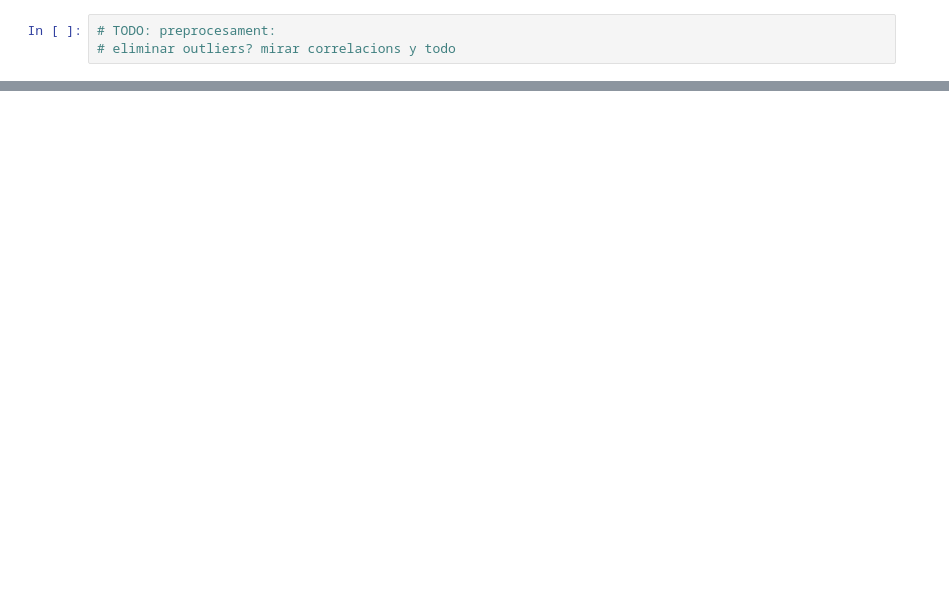
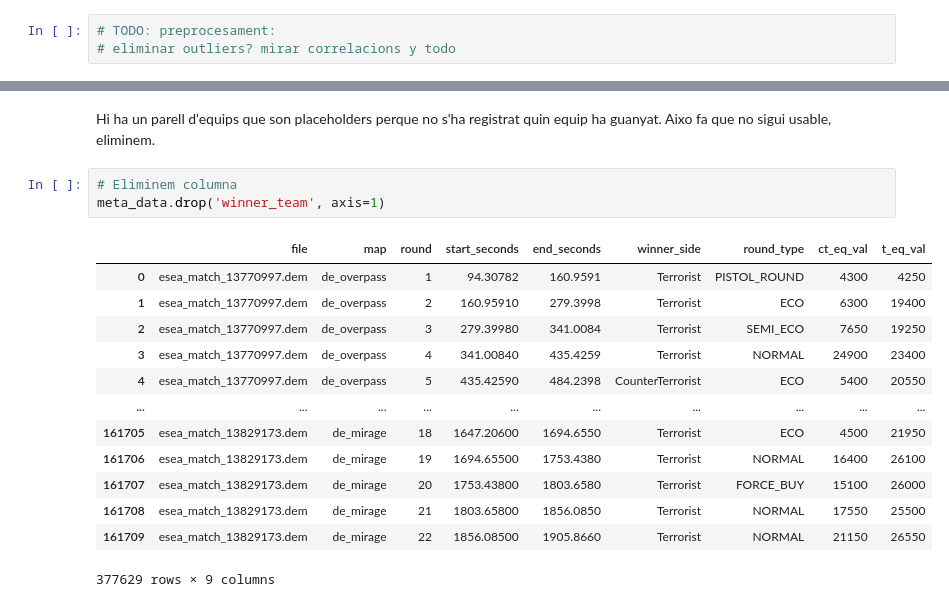
Before and after one commit to sergidiazlopez/APC-Kaggle-CSGO, a Jupyter notebook: cas-kaggle.ipynb, the cells around one changed output, grey strips where cells are left out. Cells and saved outputs as stored; diff of their text form; blank space fills up the shorter version.

```diff
--- a/cas-kaggle.ipynb
+++ b/cas-kaggle.ipynb
@@ -129,0 +184,19 @@ memory usage: 31.7+ MB
+# %% [markdown]
+Hi ha un parell d'equips que son placeholders perque no s'ha registrat quin equip ha guanyat. Aixo fa que no sigui usable, eliminem.
+# %%
+# Eliminem columna
+meta_data.drop('winner_team', axis=1)
+# %% [output]
+|  | file | map | round | start_seconds | end_seconds | winner_side | round_type | ct_eq_val | t_eq_val |
+| 0 | esea_match_13770997.dem | de_overpass | 1 | 94.30782 | 160.9591 | Terrorist | PISTOL_ROUND | 4300 | 4250 |
+| 1 | esea_match_13770997.dem | de_overpass | 2 | 160.95910 | 279.3998 | Terrorist | ECO | 6300 | 19400 |
+| 2 | esea_match_13770997.dem | de_overpass | 3 | 279.39980 | 341.0084 | Terrorist | SEMI_ECO | 7650 | 19250 |
+| 3 | esea_match_13770997.dem | de_overpass | 4 | 341.00840 | 435.4259 | Terrorist | NORMAL | 24900 | 23400 |
+| 4 | esea_match_13770997.dem | de_overpass | 5 | 435.42590 | 484.2398 | CounterTerrorist | ECO | 5400 | 20550 |
+| ... | ... | ... | ... | ... | ... | ... | ... | ... | ... |
+| 161705 | esea_match_13829173.dem | de_mirage | 18 | 1647.20600 | 1694.6550 | Terrorist | ECO | 4500 | 21950 |
+| 161706 | esea_match_13829173.dem | de_mirage | 19 | 1694.65500 | 1753.4380 | Terrorist | NORMAL | 16400 | 26100 |
+| 161707 | esea_match_13829173.dem | de_mirage | 20 | 1753.43800 | 1803.6580 | Terrorist | FORCE_BUY | 15100 | 26000 |
+| 161708 | esea_match_13829173.dem | de_mirage | 21 | 1803.65800 | 1856.0850 | Terrorist | NORMAL | 17550 | 25500 |
+| 161709 | esea_match_13829173.dem | de_mirage | 22 | 1856.08500 | 1905.8660 | Terrorist | NORMAL | 21150 | 26550 |
+377629 rows × 9 columns
```
Also changed, not shown: parts of 9 cells of this notebook, 1 other file.
